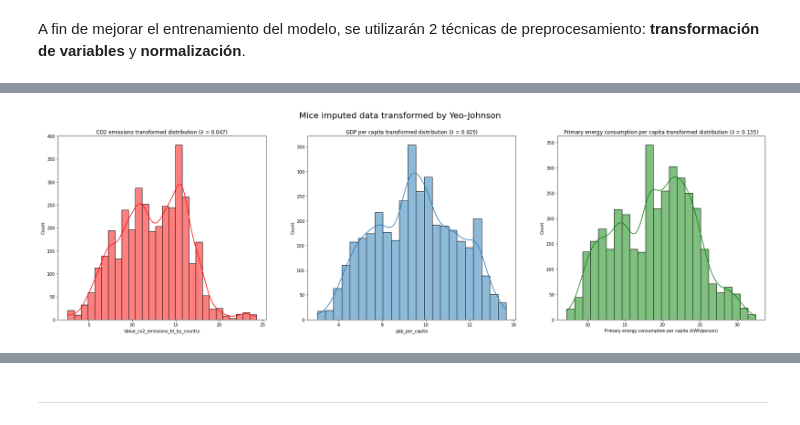
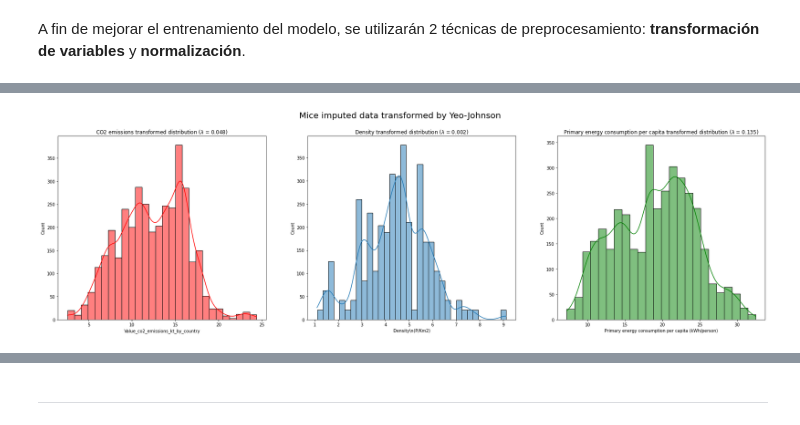
Before and after one commit to perezmillanr/tp_final_analisis_de_datos, a Jupyter notebook: TP.ipynb, the cells around one changed output, grey strips where cells are left out. Saved outputs shown, nothing was run; the diff lists cells and outputs as text; code cells hidden in the pictures.

```diff
--- a/TP.ipynb
+++ b/TP.ipynb
@@ -83,7 +83,7 @@ dtype: object
 # %%
 # updating incorrect data type
 
-df.loc[:,r'Density\n(P/Km2)'] = df.loc[:,r'Density\n(P/Km2)'].str.replace(',','.').astype(float)
+df.loc[:,r'Density\n(P/Km2)'] = df.loc[:,r'Density\n(P/Km2)'].str.replace(',','').astype(float)
 # %%
 # checking features' types
 
@@ -246,8 +259,8 @@ Las 2 columnas con datos faltantes se ven afectadas en más de un 5%, por lo que
 
 from sklearn.impute import SimpleImputer
 
-df_constant_imputed= df[['gdp_per_capita','Value_co2_emissions_kt_by_country']]
-df_constant_imputed_cols= list(df_constant_imputed.columns) + ['gdp_per_capita_imputed', 'Value_co2_emissions_kt_by_country_imputed']
+df_constant_imputed= df[[r'Density\n(P/Km2)','Value_co2_emissions_kt_by_country']]
+df_constant_imputed_cols= list(df_constant_imputed.columns) + [r'Density\n(P/Km2)_imputed', 'Value_co2_emissions_kt_by_country_imputed']
 
 imputer = SimpleImputer(missing_values=np.nan, strategy='constant', fill_value= 0, add_indicator=True)
 
@@ -282,12 +295,12 @@ dtype: int64
 from sklearn.experimental import enable_iterative_imputer
 from sklearn.impute import IterativeImputer
 
-df_mice_imputed= df[['Value_co2_emissions_kt_by_country', 'gdp_per_capita', 'Primary energy consumption per capita (kWh/person)']]
-df_mice_imputed_cols= list(df_mice_imputed.columns) + ['gdp_per_capita_imputed', 'Value_co2_emissions_kt_by_country_imputed']
+df_mice_imputed= df[['Value_co2_emissions_kt_by_country', r'Density\n(P/Km2)', 'Primary energy consumption per capita (kWh/person)']]
+df_mice_imputed_cols= list(df_mice_imputed.columns) + [r'Density\n(P/Km2)_imputed', 'Value_co2_emissions_kt_by_country_imputed']
 
 mice_imputer = IterativeImputer(max_iter=100, random_state=3636, n_nearest_features= df_mice_imputed.shape[1], add_indicator= True)
 
-imputed_data = mice_imputer.fit_transform(df[['Value_co2_emissions_kt_by_country', 'gdp_per_capita', 'Primary energy consumption per capita (kWh/person)']])
+imputed_data = mice_imputer.fit_transform(df[['Value_co2_emissions_kt_by_country', r'Density\n(P/Km2)', 'Primary energy consumption per capita (kWh/person)']])
 
 df_mice_imputed = pd.DataFrame(imputed_data, columns= df_mice_imputed_cols)
 
@@ -345,19 +358,19 @@ plt.show()
 # %%
 # plotting 3 distributions
 
 fig, axes = plt.subplots(nrows= 1, ncols= 3, figsize= (30,8))
 
 sns.histplot(x= df_mice_imputed_transformed.Value_co2_emissions_kt_by_country, kde= True, color='r', ax=axes[0])
-sns.histplot(x= df_mice_imputed_transformed.gdp_per_capita, kde= True, ax=axes[1])
+sns.histplot(x= df_mice_imputed_transformed.loc[:,r'Density\n(P/Km2)'], kde= True, ax=axes[1])
 sns.histplot(x= df_mice_imputed_transformed.loc[:,'Primary energy consumption per capita (kWh/person)'], kde= True, color= 'g', ax=axes[2])
 axes[0].set_title(f'CO2 emissions transformed distribution ($\lambda$ = {mice_lambdas[0]:.3f})')
-axes[1].set_title(f'GDP per capita transformed distribution ($\lambda$ = {mice_lambdas[1]:.3f})')
+axes[1].set_title(f'Density transformed distribution ($\lambda$ = {mice_lambdas[1]:.3f})')
 axes[2].set_title(f'Primary energy consumption per capita transformed distribution ($\lambda$ = {mice_lambdas[2]:.3f})')
 
 plt.suptitle('Mice imputed data transformed by Yeo-Johnson', fontsize= 20)
 plt.show()
 # %% [output]
-[figure, old version]
+[figure, new version]
 # %%
 # using standardization for scaling data
 
```
Also changed, not shown: parts of 20 cells of this notebook.
